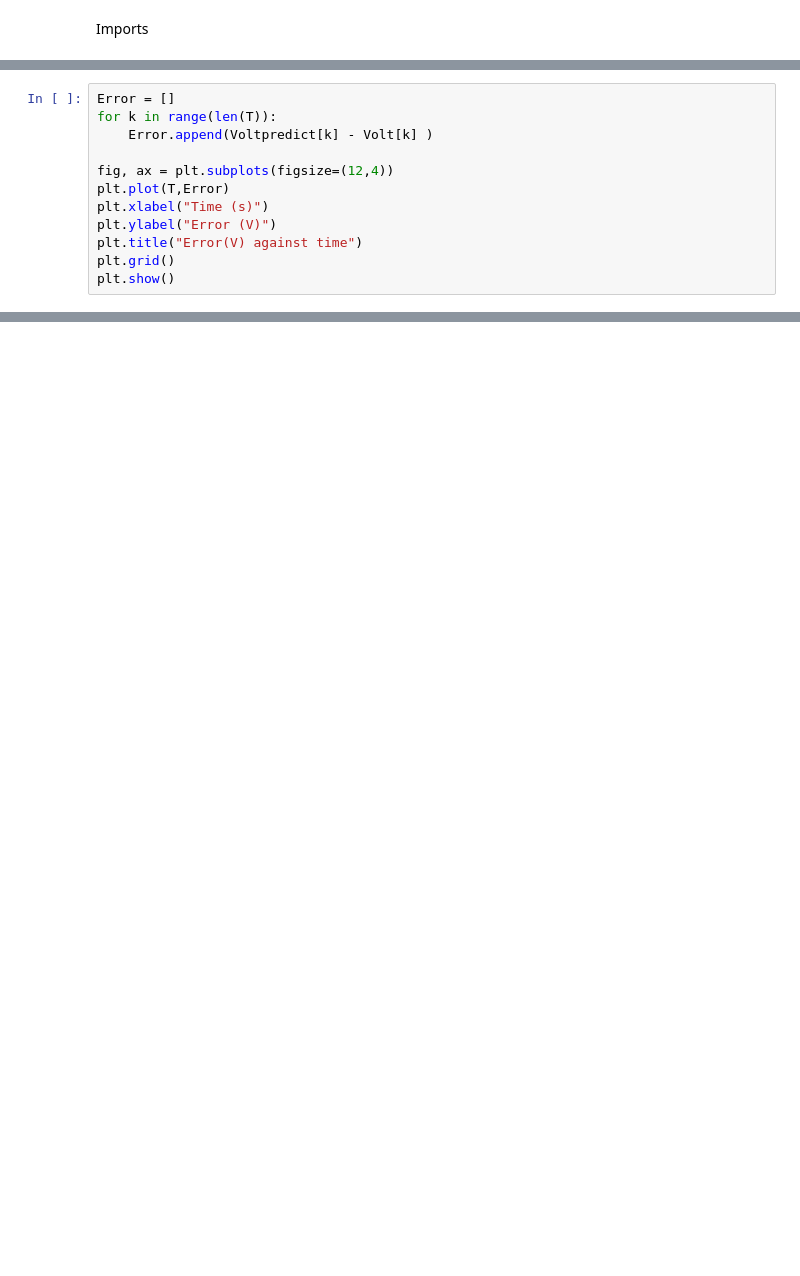
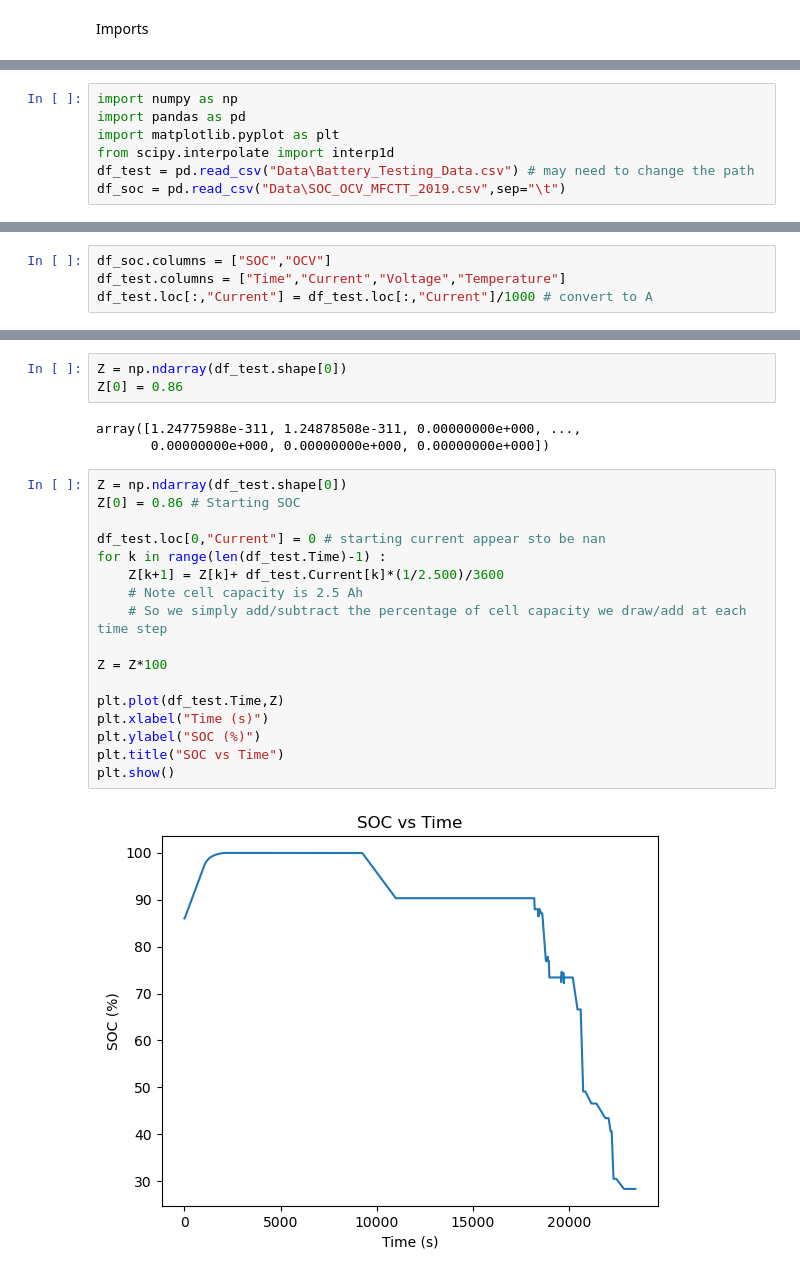
Before and after one commit to feyzijan/BatteryModelling, a Jupyter notebook: Part1_TheveninModel.ipynb, the cells around one changed output, grey strips where cells are left out. Drawn from its saved outputs; the diff is of its cells as text; blank space fills up the shorter version.

```diff
--- a/Part1_TheveninModel.ipynb
+++ b/Part1_TheveninModel.ipynb
@@ -90,12 +3,0 @@ ploting the absolute error
-# %%
-Error = []
-for k in range(len(T)):
-    Error.append(Voltpredict[k] - Volt[k] )
-
-fig, ax = plt.subplots(figsize=(12,4))
-plt.plot(T,Error)
-plt.xlabel("Time (s)")
-plt.ylabel("Error (V)")
-plt.title("Error(V) against time")
-plt.grid()
-plt.show()
@@ -131,0 +4,7 @@ plt.show()
+# %%
+import numpy as np
+import pandas as pd
+import matplotlib.pyplot as plt
+from scipy.interpolate import interp1d
+df_test = pd.read_csv("Data\Battery_Testing_Data.csv") # may need to change the path
+df_soc = pd.read_csv("Data\SOC_OCV_MFCTT_2019.csv",sep="\t")
@@ -131,0 +29,4 @@ plt.show()
+# %%
+df_soc.columns = ["SOC","OCV"]
+df_test.columns = ["Time","Current","Voltage","Temperature"]
+df_test.loc[:,"Current"] = df_test.loc[:,"Current"]/1000 # convert to A
@@ -131,0 +66,25 @@ plt.show()
+# %%
+Z = np.ndarray(df_test.shape[0])
+Z[0] = 0.86
+# %% [output]
+array([1.24775988e-311, 1.24878508e-311, 0.00000000e+000, ...,
+       0.00000000e+000, 0.00000000e+000, 0.00000000e+000])
+# %%
+Z = np.ndarray(df_test.shape[0])
+Z[0] = 0.86 # Starting SOC
+
+df_test.loc[0,"Current"] = 0 # starting current appear sto be nan
+for k in range(len(df_test.Time)-1) :
+    Z[k+1] = Z[k]+ df_test.Current[k]*(1/2.500)/3600
+    # Note cell capacity is 2.5 Ah
+    # So we simply add/subtract the percentage of cell capacity we draw/add at each time step
+
+Z = Z*100
+
+plt.plot(df_test.Time,Z)
+plt.xlabel("Time (s)")
+plt.ylabel("SOC (%)")
+plt.title("SOC vs Time")
+plt.show()
+# %% [output]
+[figure, added]
```
Also changed, not shown: parts of 35 cells of this notebook.
